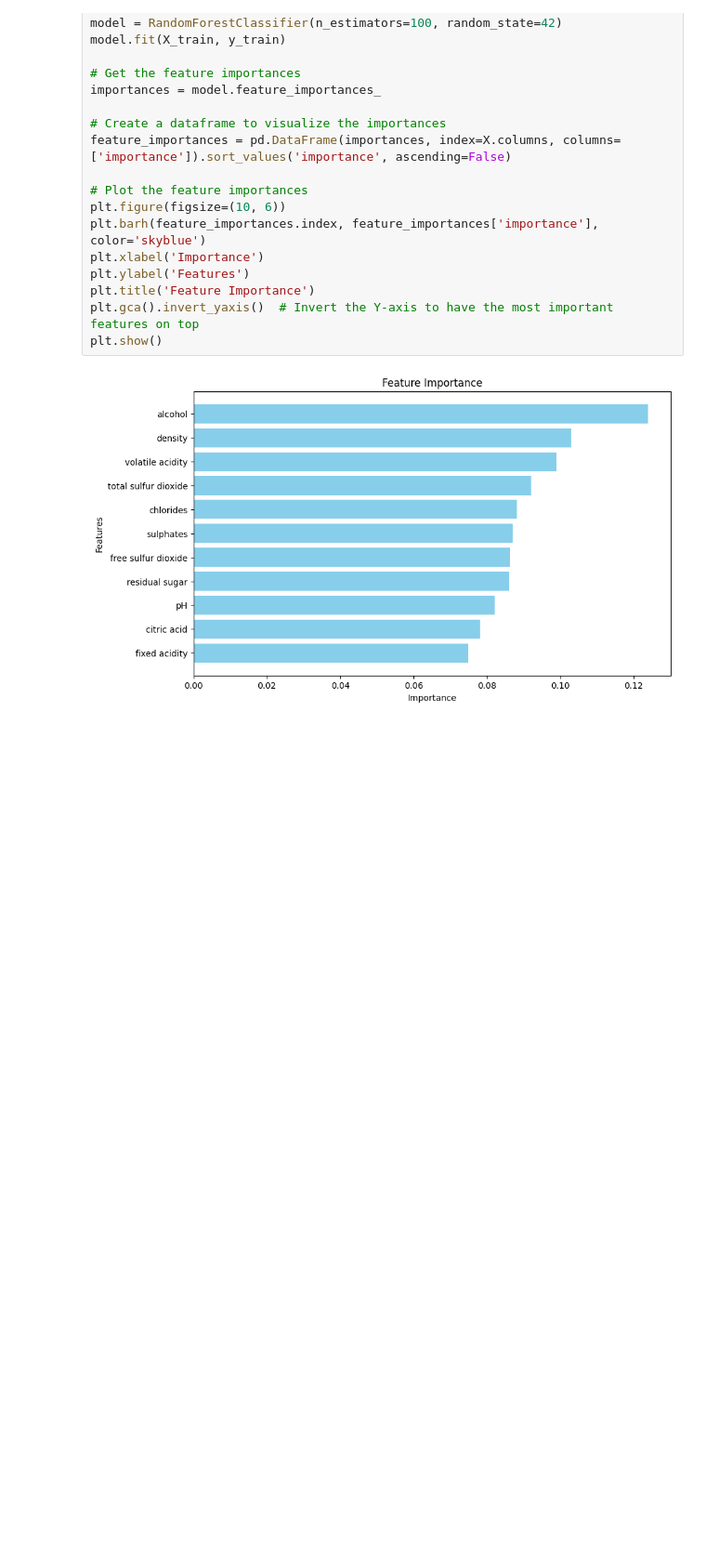
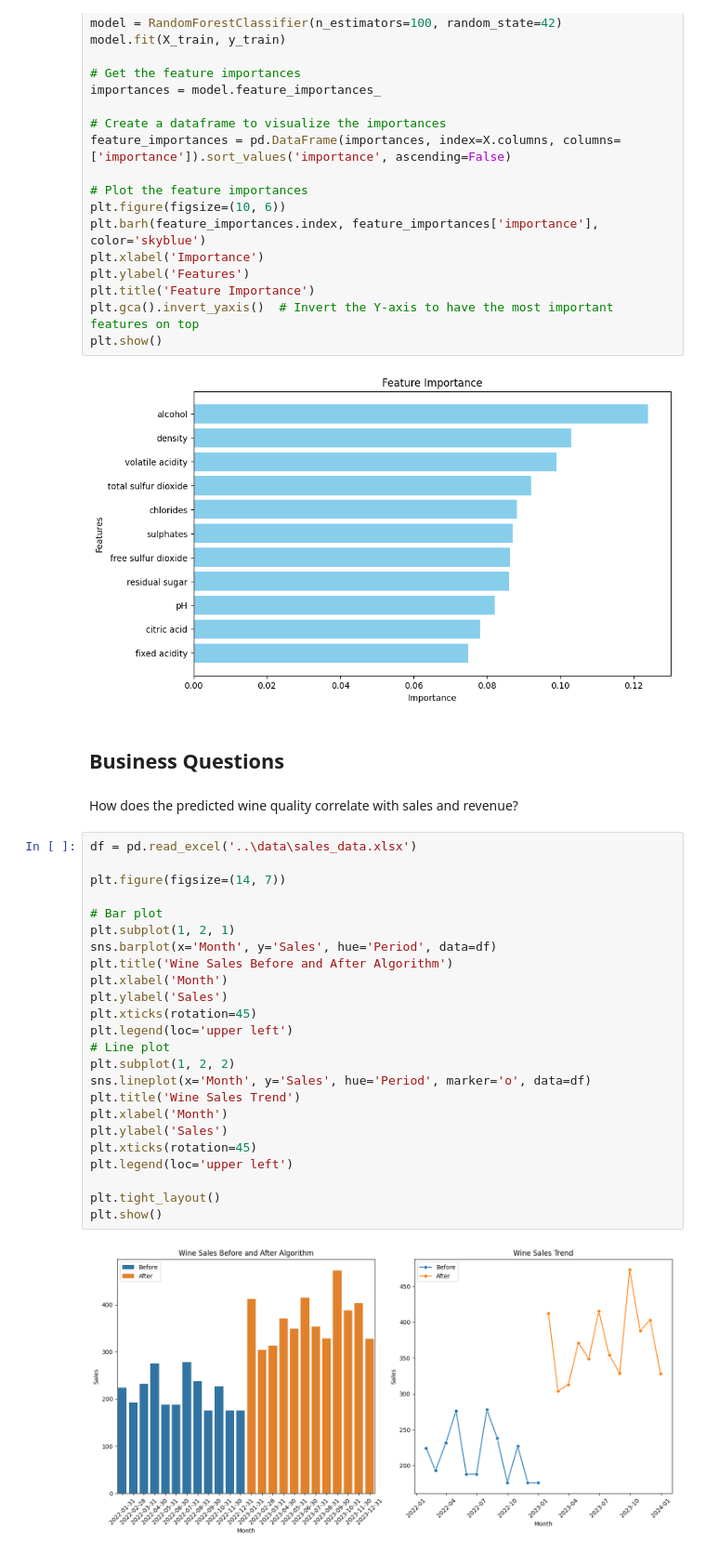
Before and after one commit to Ramplex/DATA_SCIENCE, a Jupyter notebook: Final_Project/notebooks/EDA.ipynb, the cells around one changed output. Shown at 93% size. Drawn from its saved outputs; the diff is of its cells as text; blank space fills up the shorter version.

```diff
--- a/Final_Project/notebooks/EDA.ipynb
+++ b/Final_Project/notebooks/EDA.ipynb
@@ -122,3 +122,33 @@ plt.gca().invert_yaxis()  # Invert the Y-axis to have the most important feature
 plt.show()
 # %% [output]
 [figure]
+# %% [markdown]
+## Business Questions
+# %% [markdown]
+How does the predicted wine quality correlate with sales and revenue?
+# %%
+df = pd.read_excel('..\data\sales_data.xlsx')
+
+plt.figure(figsize=(14, 7))
+
+# Bar plot
+plt.subplot(1, 2, 1)
+sns.barplot(x='Month', y='Sales', hue='Period', data=df)
+plt.title('Wine Sales Before and After Algorithm')
+plt.xlabel('Month')
+plt.ylabel('Sales')
+plt.xticks(rotation=45)
+plt.legend(loc='upper left')
+# Line plot
+plt.subplot(1, 2, 2)
+sns.lineplot(x='Month', y='Sales', hue='Period', marker='o', data=df)
+plt.title('Wine Sales Trend')
+plt.xlabel('Month')
+plt.ylabel('Sales')
+plt.xticks(rotation=45)
+plt.legend(loc='upper left')
+
+plt.tight_layout()
+plt.show()
+# %% [output]
+[figure, added]
```
Also changed, not shown: parts of 1 cell of this notebook, 6 other files.
